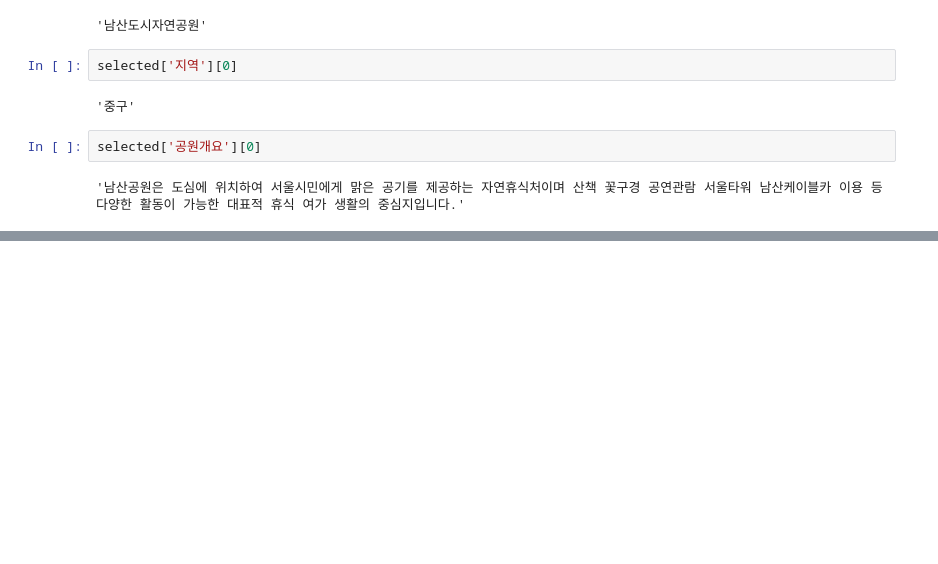
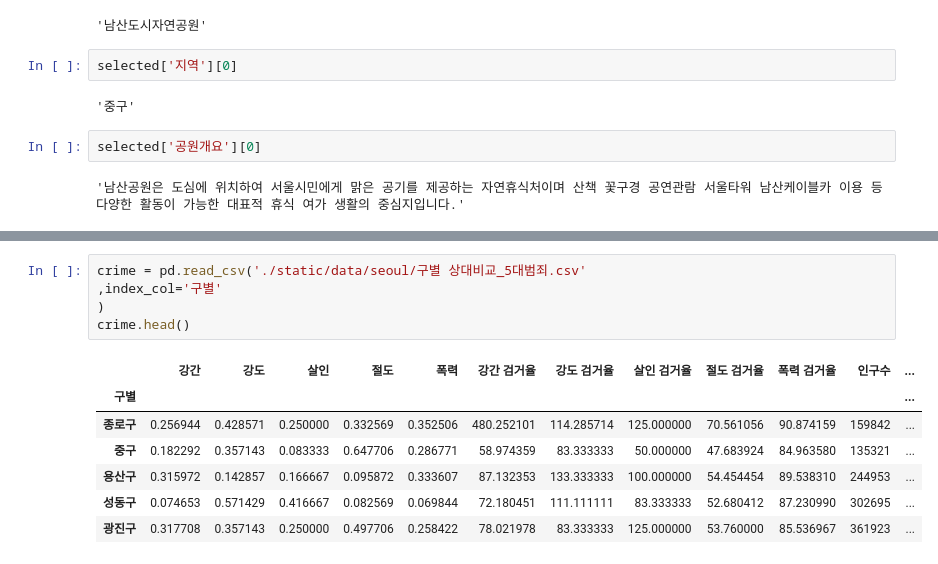
Before and after one commit to beegramin9/Flask, a Jupyter notebook: 3_module/test.ipynb, the cells around one changed output, grey strips where cells are left out. Cells and saved outputs as stored; diff of their text form; blank space fills up the shorter version.

```diff
--- a/3_module/test.ipynb
+++ b/3_module/test.ipynb
@@ -135,3 +154,16 @@ park_gu.head()
 | 2 | 2 | 서울대공원 | 과천시 | 경기도 과천시 대공원광장로 102 | 9132690.0 | 서울대공원은 세계 각국의 야생동물들이 살아 숨 쉬는 서울동물... | 37.436431 | 127.014098 | 대형 | 15 |
 | 3 | 3 | 서울숲 | 성동구 | 서울특별시 성동구 뚝섬로 273 (성수동1가) | 480994.0 | 당초 골프장 승마장 등이 있던 뚝섬일대를 주거업무 지역으로 ... | 37.543070 | 127.041799 | 중형 | 7 |
 | 4 | 4 | 월드컵공원 | 마포구 | 서울특별시 마포구 하늘공원로 84(월드컵공원) | 2284085.0 | 월드컵공원은 서울의 서쪽에 위치하여 1978년부터 1993년... | 37.572327 | 126.881889 | 대형 | 15 |
+# %%
+crime = pd.read_csv('./static/data/seoul/구별 상대비교_5대범죄.csv'
+,index_col='구별'
+)
+crime.head()
+# %% [output]
+|  | 강간 | 강도 | 살인 | 절도 | 폭력 | 강간 검거율 | 강도 검거율 | 살인 검거율 | 절도 검거율 | 폭력 검거율 | 인구수 | ... |
+| 구별 |  |  |  |  |  |  |  |  |  |  |  | ... |
+| 종로구 | 0.256944 | 0.428571 | 0.250000 | 0.332569 | 0.352506 | 480.252101 | 114.285714 | 125.000000 | 70.561056 | 90.874159 | 159842 | ... |
+| 중구 | 0.182292 | 0.357143 | 0.083333 | 0.647706 | 0.286771 | 58.974359 | 83.333333 | 50.000000 | 47.683924 | 84.963580 | 135321 | ... |
+| 용산구 | 0.315972 | 0.142857 | 0.166667 | 0.095872 | 0.333607 | 87.132353 | 133.333333 | 100.000000 | 54.454454 | 89.538310 | 244953 | ... |
+| 성동구 | 0.074653 | 0.571429 | 0.416667 | 0.082569 | 0.069844 | 72.180451 | 111.111111 | 83.333333 | 52.680412 | 87.230990 | 302695 | ... |
+| 광진구 | 0.317708 | 0.357143 | 0.250000 | 0.497706 | 0.258422 | 78.021978 | 83.333333 | 125.000000 | 53.760000 | 85.536967 | 361923 | ... |
```
Also changed, not shown: parts of 19 cells of this notebook, 24 other files.
